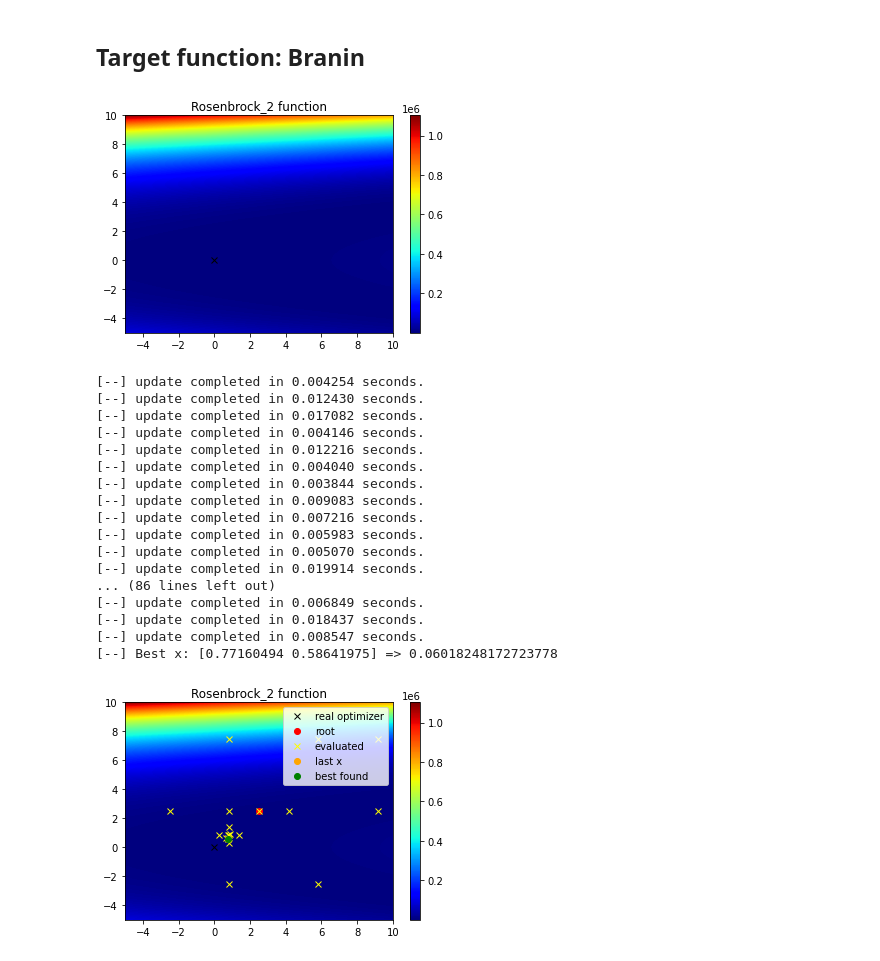
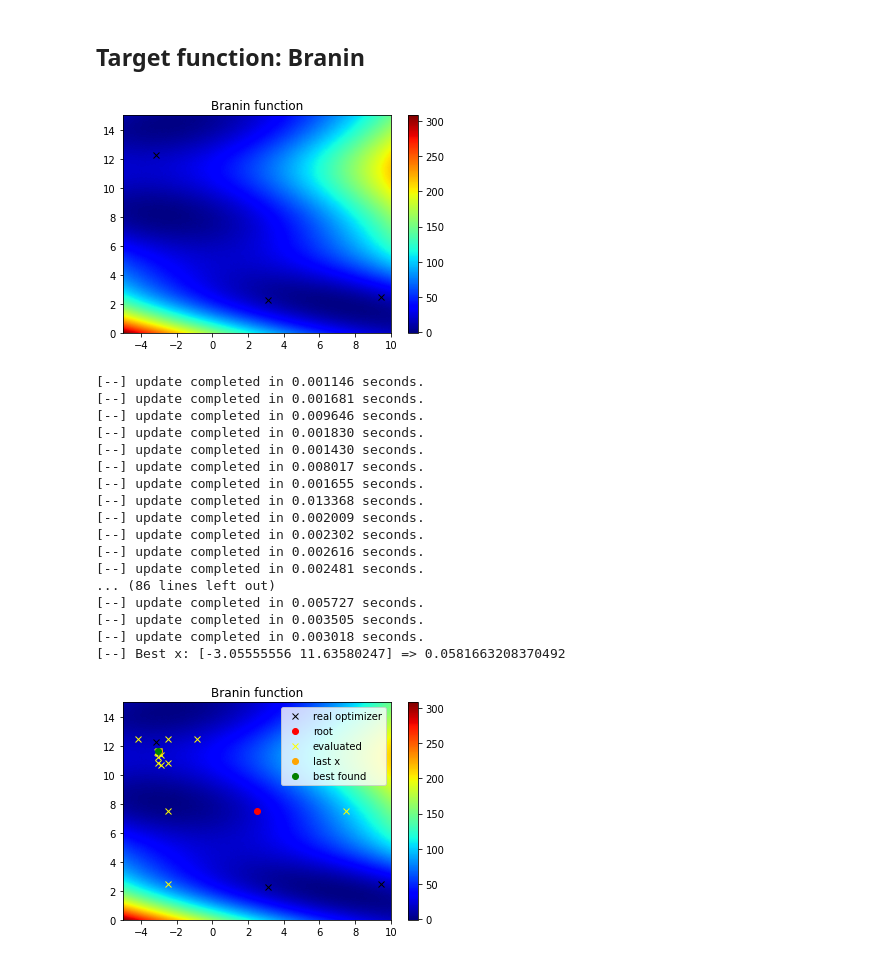
Before and after one commit to Akatsuki96/adabkb, a Jupyter notebook: notebooks/AdaBKB_example.ipynb, the cells around one changed output. Saved outputs shown, nothing was run; the diff lists cells and outputs as text; code cells hidden in the pictures.

```diff
--- a/notebooks/AdaBKB_example.ipynb
+++ b/notebooks/AdaBKB_example.ipynb
@@ -15,26 +15,26 @@ from numpy.random import RandomState
 # %%
 from benchmark_functions import Branin
 
 def plot_fun(x1 : np.ndarray, x2 : np.ndarray, fun):
     X = np.zeros((x1.shape[0], x2.shape[0]), dtype=np.float64, order="C")
     for i in range(x1.shape[0]):
         for j in range(x2.shape[0]):
             X[i,j] = fun(np.array([x1[i], x2[j]]))
     fig, ax = plt.subplots()
     ax.set_title("%s function" % fun.name)
     c = ax.imshow(X, cmap='jet', vmin=X.min(), vmax = X.max(),
               extent=[x1.min(), x1.max(), x2.min(), x2.max()],
               interpolation='gaussian', origin='lower', aspect='auto')
     gmins = np.array(fun.global_min[0]).reshape(-1, 2)
     ax.plot(gmins[:, 0], gmins[:, 1], 'x', c='black', label="real optimizer")
     fig.colorbar(c, ax=ax)
     return fig, ax
 fun = Branin((0.5, RandomState(42)))
 x1 = np.linspace(fun.search_space[0][0], fun.search_space[0][1], 400).reshape(-1)
 x2 = np.linspace(fun.search_space[1][0], fun.search_space[1][1], 400).reshape(-1)
-fig, ax = plot_fun(x1, x2, fun)
+fig0, ax = plot_fun(x1, x2, fun)
 # %% [output]
-[figure, old version]
+[figure, new version]
 # %%
 def is_in(x, lst):
     for y in lst:
@@ -42,8 +42,8 @@ def is_in(x, lst):
             return True
     return False
 
-sigma = 1.0
-lam = 1e-9
+sigma = 3.0
+lam = 1e-5
 N = 3
 v1 = 2 * np.sqrt(N)
 rho = N**(-1/2)
@@ -79,28 +79,28 @@ xb = opt.current_best[0].x
 yb = fun(xb)
 eval_x = np.array(eval_x).reshape(-1,2)
 # %% [output]
-[--] update completed in 0.004254 seconds.
-[--] update completed in 0.012430 seconds.
-[--] update completed in 0.017082 seconds.
-[--] update completed in 0.004146 seconds.
-[--] update completed in 0.012216 seconds.
-[--] update completed in 0.004040 seconds.
-[--] update completed in 0.003844 seconds.
-[--] update completed in 0.009083 seconds.
-[--] update completed in 0.007216 seconds.
-[--] update completed in 0.005983 seconds.
-[--] update completed in 0.005070 seconds.
-[--] update completed in 0.019914 seconds.
+[--] update completed in 0.001146 seconds.
+[--] update completed in 0.001681 seconds.
+[--] update completed in 0.009646 seconds.
+[--] update completed in 0.001830 seconds.
+[--] update completed in 0.001430 seconds.
+[--] update completed in 0.008017 seconds.
+[--] update completed in 0.001655 seconds.
+[--] update completed in 0.013368 seconds.
+[--] update completed in 0.002009 seconds.
+[--] update completed in 0.002302 seconds.
+[--] update completed in 0.002616 seconds.
+[--] update completed in 0.002481 seconds.
 ... (86 lines left out)
-[--] update completed in 0.006849 seconds.
-[--] update completed in 0.018437 seconds.
-[--] update completed in 0.008547 seconds.
-[--] Best x: [0.77160494 0.58641975] => 0.06018248172723778
+[--] update completed in 0.005727 seconds.
+[--] update completed in 0.003505 seconds.
+[--] update completed in 0.003018 seconds.
+[--] Best x: [-3.05555556 11.63580247] => 0.0581663208370492
 # %%
 ax.plot(eval_x[:,0], eval_x[:, 1], 'x', color="yellow", label="evaluated")
 ax.plot(xt[0], xt[1], 'o', color="orange", label="last x")
 ax.plot(xb[0], xb[1], 'o', color="green", label="best found")
 ax.legend(loc="upper right")
-fig
+fig0
 # %% [output]
-[figure, old version]
+[figure, new version]
```
Also changed, not shown: parts of 3 cells of this notebook.
